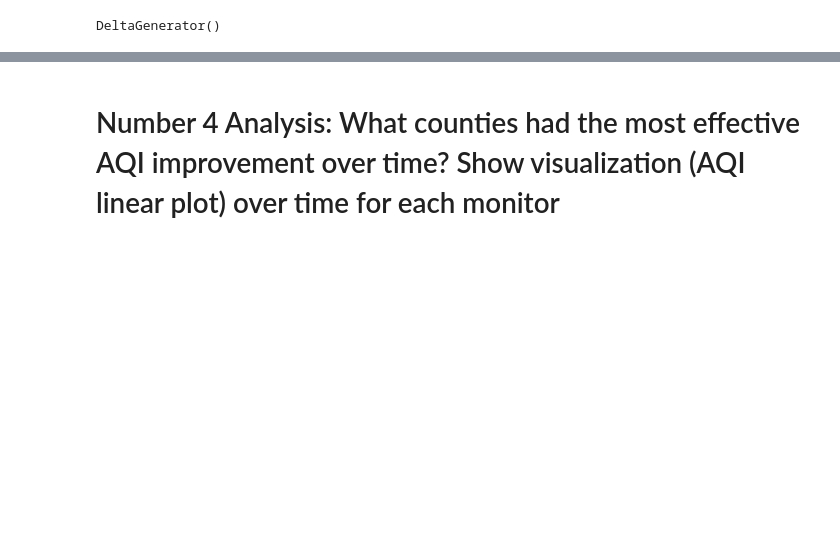
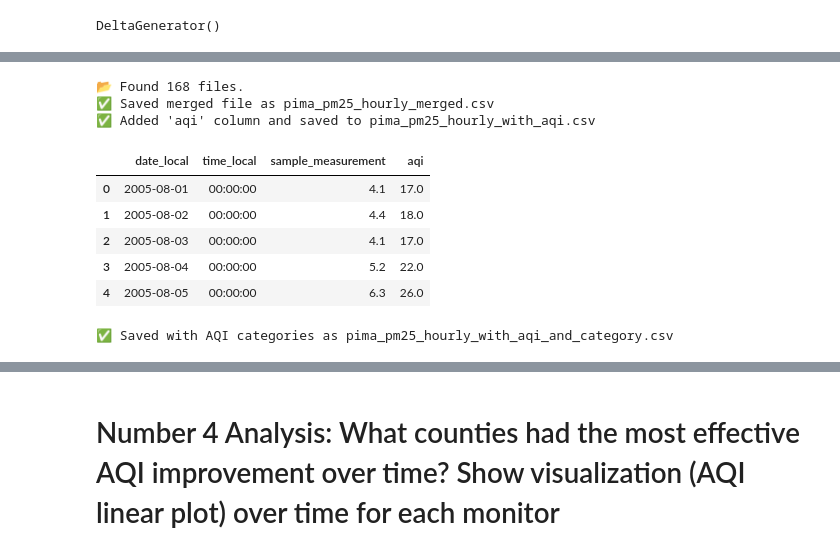
Before and after one commit to Yasjun0609/cs163_project_aqi, a Jupyter notebook: CS163_Project_More_Analysis_Jun.ipynb, the cells around one changed output, grey strips where cells are left out. Drawn from its saved outputs; the diff is of its cells as text; code cells hidden in the pictures; blank space fills up the shorter version.

```diff
--- a/CS163_Project_More_Analysis_Jun.ipynb
+++ b/CS163_Project_More_Analysis_Jun.ipynb
@@ -358,0 +539,62 @@ if __name__ == "__main__":
+# %%
+import pandas as pd
+import glob
+# 경로에 따라 수정 가능
+file_list = glob.glob("pima_pm25_*.csv")  # 모든 월별 파일 검색
+print(f"📂 Found {len(file_list)} files.")
+
+# 모든 파일 읽어서 하나의 DataFrame으로 연결
+df_list = [pd.read_csv(fname) for fname in file_list]
+combined_df = pd.concat(df_list, ignore_index=True)
+
+# 문자열 → 날짜형 변환
+combined_df["date_local"] = pd.to_datetime(combined_df["date_local"])
+combined_df["time_local"] = pd.to_datetime(combined_df["time_local"], format='%H:%M', errors='coerce').dt.time
+
+# 저장 (선택)
+combined_df.to_csv("pima_pm25_hourly_merged.csv", index=False)
+print("✅ Saved merged file as pima_pm25_hourly_merged.csv")
+
+def pm25_to_aqi(pm25):
+    """
+    Converts PM2.5 concentration (µg/m³) to AQI based on EPA breakpoints.
+    Source: https://www.airnow.gov/aqi/aqi-calculation/
+    """
+    breakpoints = [
+        (0.0, 12.0, 0, 50),
+        (12.1, 35.4, 51, 100),
+        (35.5, 55.4, 101, 150),
+        (55.5, 150.4, 151, 200),
+        (150.5, 250.4, 201, 300),
+        (250.5, 350.4, 301, 400),
+        (350.5, 500.4, 401, 500)
+    ]
+
+    for c_low, c_high, i_low, i_high in breakpoints:
+        if c_low <= pm25 <= c_high:
+            aqi = ((i_high - i_low) / (c_high - c_low)) * (pm25 - c_low) + i_low
+            return round(aqi)
+    return None  # out of range (e.g., negative value)
+
+    # 병합된 데이터 로딩 (필요 시)
+df = pd.read_csv("pima_pm25_hourly_merged.csv")
+
+# sample_measurement → AQI
+df['aqi'] = df['sample_measurement'].apply(pm25_to_aqi)
+
+# 저장
+df.to_csv("pima_pm25_hourly_with_aqi.csv", index=False)
+print("✅ Added 'aqi' column and saved to pima_pm25_hourly_with_aqi.csv")
+
+# 미리 보기
+df[['date_local', 'time_local', 'sample_measurement', 'aqi']].head()
+# %% [output]
+📂 Found 168 files.
+✅ Saved merged file as pima_pm25_hourly_merged.csv
+✅ Added 'aqi' column and saved to pima_pm25_hourly_with_aqi.csv
+|  | date_local | time_local | sample_measurement | aqi |
+| 0 | 2005-08-01 | 00:00:00 | 4.1 | 17.0 |
+| 1 | 2005-08-02 | 00:00:00 | 4.4 | 18.0 |
+| 2 | 2005-08-03 | 00:00:00 | 4.1 | 17.0 |
+| 3 | 2005-08-04 | 00:00:00 | 5.2 | 22.0 |
+| 4 | 2005-08-05 | 00:00:00 | 6.3 | 26.0 |
@@ -358,0 +619,17 @@ if __name__ == "__main__":
+# %%
+# df['aqi_category'] = df['aqi'].apply(categorize_aqi)
+# df = pd.read_csv("fresno_pm25_hourly_with_aqi_and_category_FULL.csv")
+# 필요한 컬럼만 유지
+columns_to_keep = [
+    'date_local', 'time_local',
+    'latitude', 'longitude',
+    'sample_measurement',
+    'aqi', 'aqi_category','site_number'
+]
+df = df[columns_to_keep]
+
+# 저장
+df.to_csv("pima_pm25_hourly_with_aqi_and_category.csv", index=False)
+print("✅ Saved with AQI categories as pima_pm25_hourly_with_aqi_and_category.csv")
+# %% [output]
+✅ Saved with AQI categories as pima_pm25_hourly_with_aqi_and_category.csv
```
Also changed, not shown: parts of 15 cells of this notebook.
